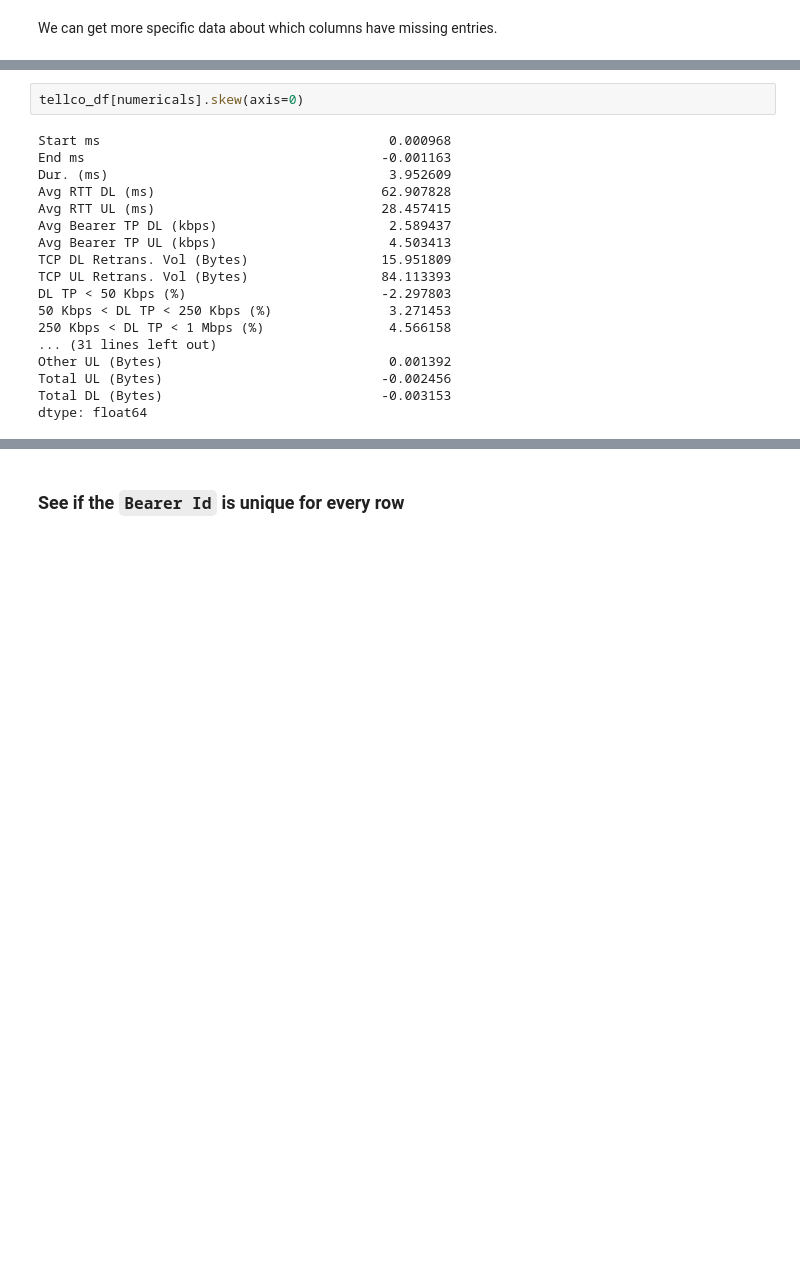
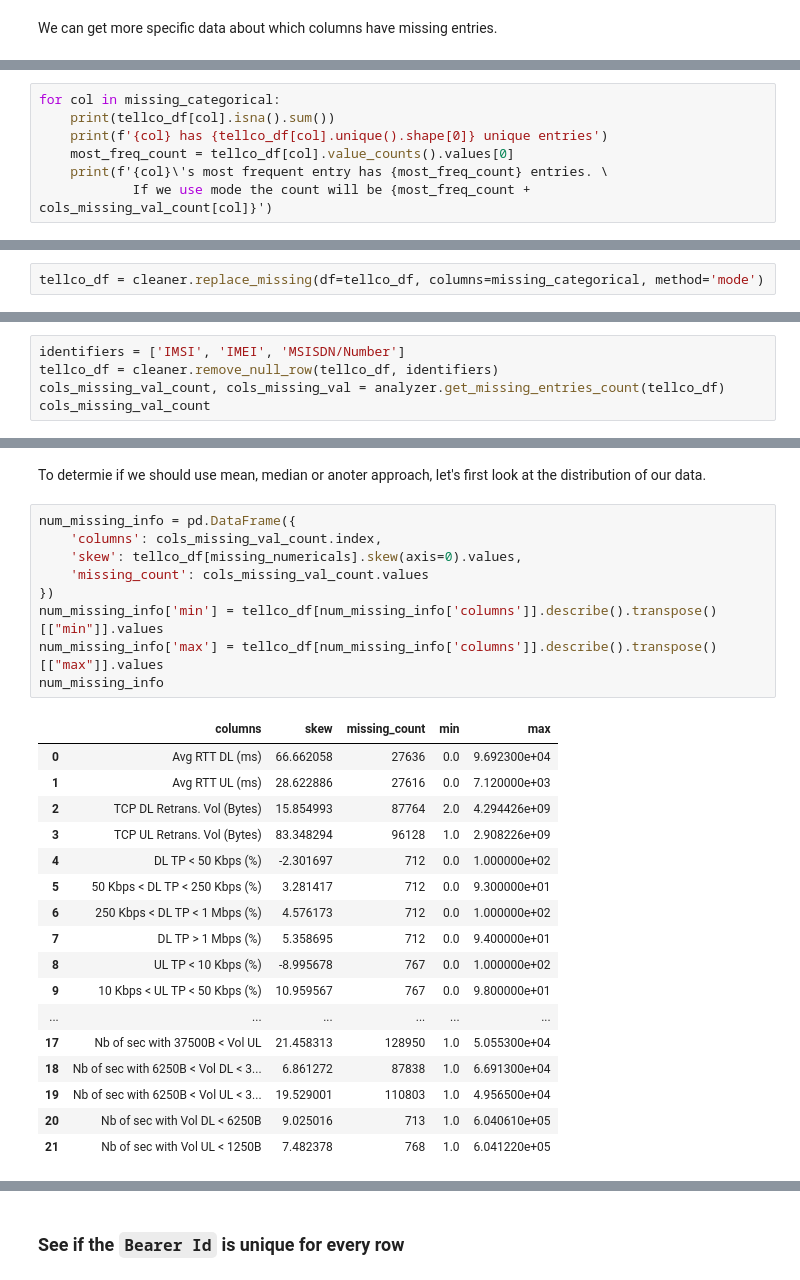
Before and after one commit to Hen0k/TellCo-user-analysis, a Jupyter notebook: notebooks/EDA.ipynb, the cells around one changed output, grey strips where cells are left out. Saved outputs shown, nothing was run; the diff lists cells and outputs as text; blank space fills up the shorter version.

```diff
--- a/notebooks/EDA.ipynb
+++ b/notebooks/EDA.ipynb
@@ -187,0 +143,7 @@ objects = tellco_df.select_dtypes(exclude=['number']).columns.tolist()
+# %%
+for col in missing_categorical:
+    print(tellco_df[col].isna().sum())
+    print(f'{col} has {tellco_df[col].unique().shape[0]} unique entries')
+    most_freq_count = tellco_df[col].value_counts().values[0]
+    print(f'{col}\'s most frequent entry has {most_freq_count} entries. \
+            If we use mode the count will be {most_freq_count + cols_missing_val_count[col]}')
@@ -187,0 +162,2 @@ objects = tellco_df.select_dtypes(exclude=['number']).columns.tolist()
+# %%
+tellco_df = cleaner.replace_missing(df=tellco_df, columns=missing_categorical, method='mode')
@@ -187,0 +191,5 @@ objects = tellco_df.select_dtypes(exclude=['number']).columns.tolist()
+# %%
+identifiers = ['IMSI', 'IMEI', 'MSISDN/Number']
+tellco_df = cleaner.remove_null_row(tellco_df, identifiers)
+cols_missing_val_count, cols_missing_val = analyzer.get_missing_entries_count(tellco_df)
+cols_missing_val_count
@@ -188,20 +227,29 @@ objects = tellco_df.select_dtypes(exclude=['number']).columns.tolist()
+# %% [markdown]
+To determie if we should use mean, median or anoter approach, let's first look at the distribution of our data.
 # %%
-tellco_df[numericals].skew(axis=0)
+num_missing_info = pd.DataFrame({
+    'columns': cols_missing_val_count.index,
+    'skew': tellco_df[missing_numericals].skew(axis=0).values,
+    'missing_count': cols_missing_val_count.values
+})
+num_missing_info['min'] = tellco_df[num_missing_info['columns']].describe().transpose()[["min"]].values
+num_missing_info['max'] = tellco_df[num_missing_info['columns']].describe().transpose()[["max"]].values
+num_missing_info
 # %% [output]
-Start ms                                     0.000968
-End ms                                      -0.001163
-Dur. (ms)                                    3.952609
-Avg RTT DL (ms)                             62.907828
-Avg RTT UL (ms)                             28.457415
-Avg Bearer TP DL (kbps)                      2.589437
-Avg Bearer TP UL (kbps)                      4.503413
-TCP DL Retrans. Vol (Bytes)                 15.951809
-TCP UL Retrans. Vol (Bytes)                 84.113393
-DL TP < 50 Kbps (%)                         -2.297803
-50 Kbps < DL TP < 250 Kbps (%)               3.271453
-250 Kbps < DL TP < 1 Mbps (%)                4.566158
-... (31 lines left out)
-Other UL (Bytes)                             0.001392
-Total UL (Bytes)                            -0.002456
-Total DL (Bytes)                            -0.003153
-dtype: float64
+|  | columns | skew | missing_count | min | max |
+| 0 | Avg RTT DL (ms) | 66.662058 | 27636 | 0.0 | 9.692300e+04 |
+| 1 | Avg RTT UL (ms) | 28.622886 | 27616 | 0.0 | 7.120000e+03 |
+| 2 | TCP DL Retrans. Vol (Bytes) | 15.854993 | 87764 | 2.0 | 4.294426e+09 |
+| 3 | TCP UL Retrans. Vol (Bytes) | 83.348294 | 96128 | 1.0 | 2.908226e+09 |
+| 4 | DL TP < 50 Kbps (%) | -2.301697 | 712 | 0.0 | 1.000000e+02 |
+| 5 | 50 Kbps < DL TP < 250 Kbps (%) | 3.281417 | 712 | 0.0 | 9.300000e+01 |
+| 6 | 250 Kbps < DL TP < 1 Mbps (%) | 4.576173 | 712 | 0.0 | 1.000000e+02 |
+| 7 | DL TP > 1 Mbps (%) | 5.358695 | 712 | 0.0 | 9.400000e+01 |
+| 8 | UL TP < 10 Kbps (%) | -8.995678 | 767 | 0.0 | 1.000000e+02 |
+| 9 | 10 Kbps < UL TP < 50 Kbps (%) | 10.959567 | 767 | 0.0 | 9.800000e+01 |
+| ... | ... | ... | ... | ... | ... |
+| 17 | Nb of sec with 37500B < Vol UL | 21.458313 | 128950 | 1.0 | 5.055300e+04 |
+| 18 | Nb of sec with 6250B < Vol DL < 3... | 6.861272 | 87838 | 1.0 | 6.691300e+04 |
+| 19 | Nb of sec with 6250B < Vol UL < 3... | 19.529001 | 110803 | 1.0 | 4.956500e+04 |
+| 20 | Nb of sec with Vol DL < 6250B | 9.025016 | 713 | 1.0 | 6.040610e+05 |
+| 21 | Nb of sec with Vol UL < 1250B | 7.482378 | 768 | 1.0 | 6.041220e+05 |
```
Also changed, not shown: parts of 48 cells of this notebook.
